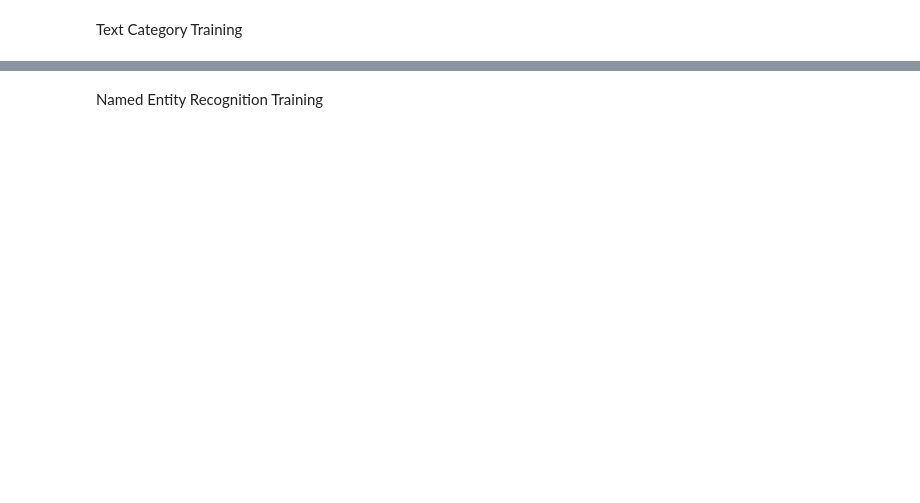
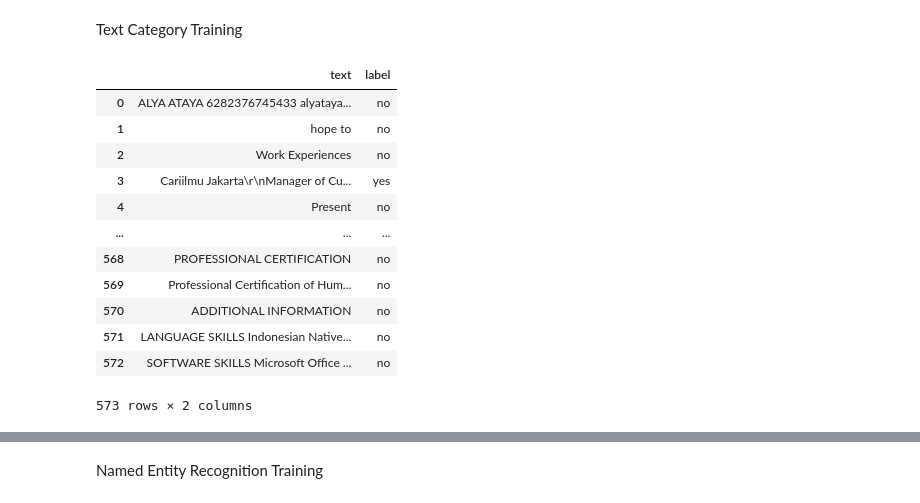
Before and after one commit to silvering-steve/TalentlyticaProjects, a Jupyter notebook: spacy_training/Spacy Training.ipynb, the cells around one changed output, grey strips where cells are left out. Saved outputs shown, nothing was run; the diff lists cells and outputs as text; code cells hidden in the pictures; blank space fills up the shorter version.

```diff
--- a/spacy_training/Spacy Training.ipynb
+++ b/spacy_training/Spacy Training.ipynb
@@ -18,9 +18,23 @@ db = DocBin()
 # %% [markdown]
 Text Category Training
 # %%
-df = pd.read_csv('spacy_training/train.csv')
+df = pd.read_csv('exp_train.csv')
 df['text'] = df['text'].astype(str)
 df['label'] = df['label'].astype(str)
+# %% [output]
+|  | text | label |
+| 0 | ALYA ATAYA 6282376745433 alyataya... | no |
+| 1 | hope to | no |
+| 2 | Work Experiences | no |
+| 3 | Cariilmu Jakarta\r\nManager of Cu... | yes |
+| 4 | Present | no |
+| ... | ... | ... |
+| 568 | PROFESSIONAL CERTIFICATION | no |
+| 569 | Professional Certification of Hum... | no |
+| 570 | ADDITIONAL INFORMATION | no |
+| 571 | LANGUAGE SKILLS Indonesian Native... | no |
+| 572 | SOFTWARE SKILLS Microsoft Office ... | no |
+573 rows × 2 columns
 # %%
 train = []
 for i in df.index:
```
Also changed, not shown: parts of 9 cells of this notebook, 10 other files.
